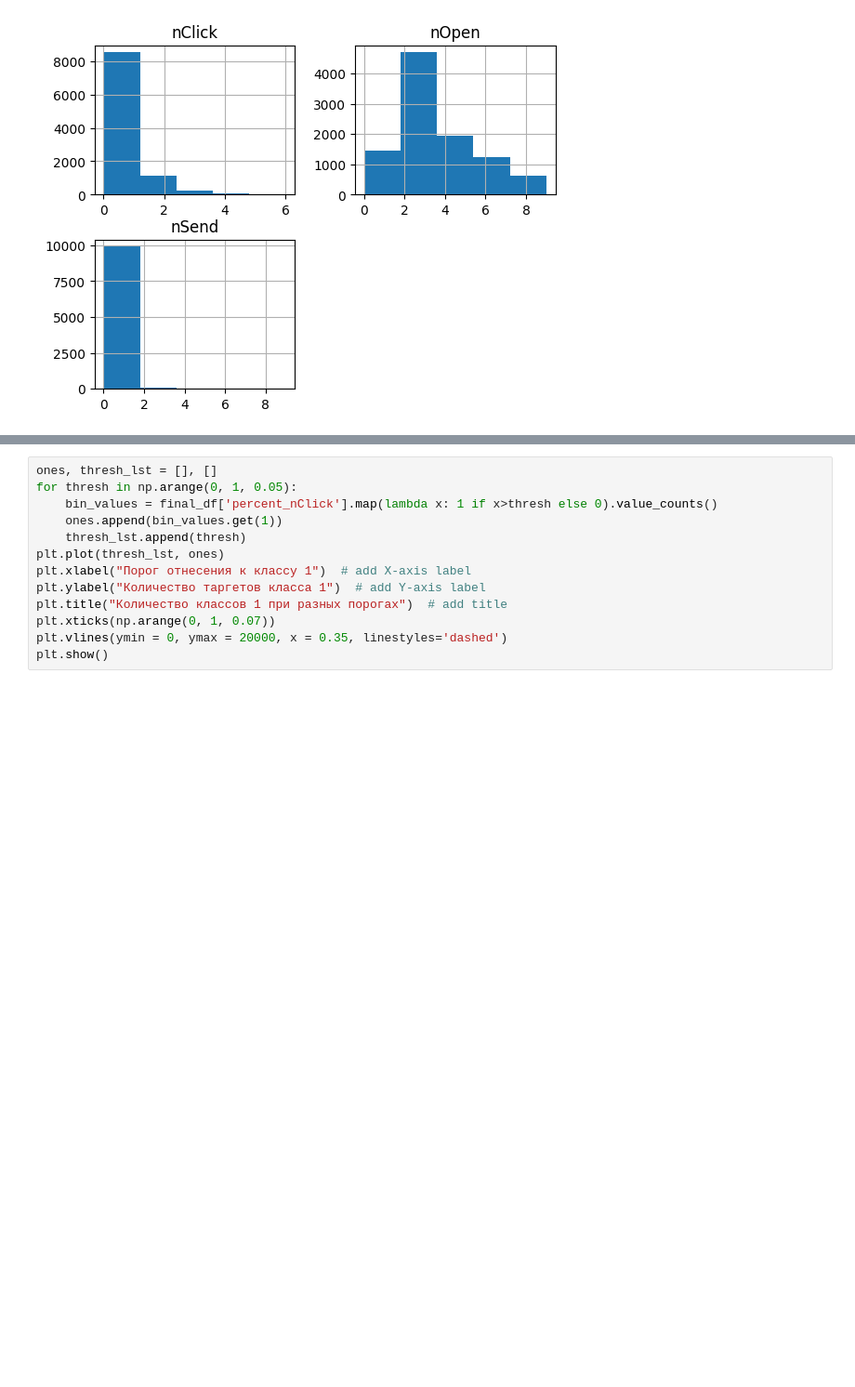
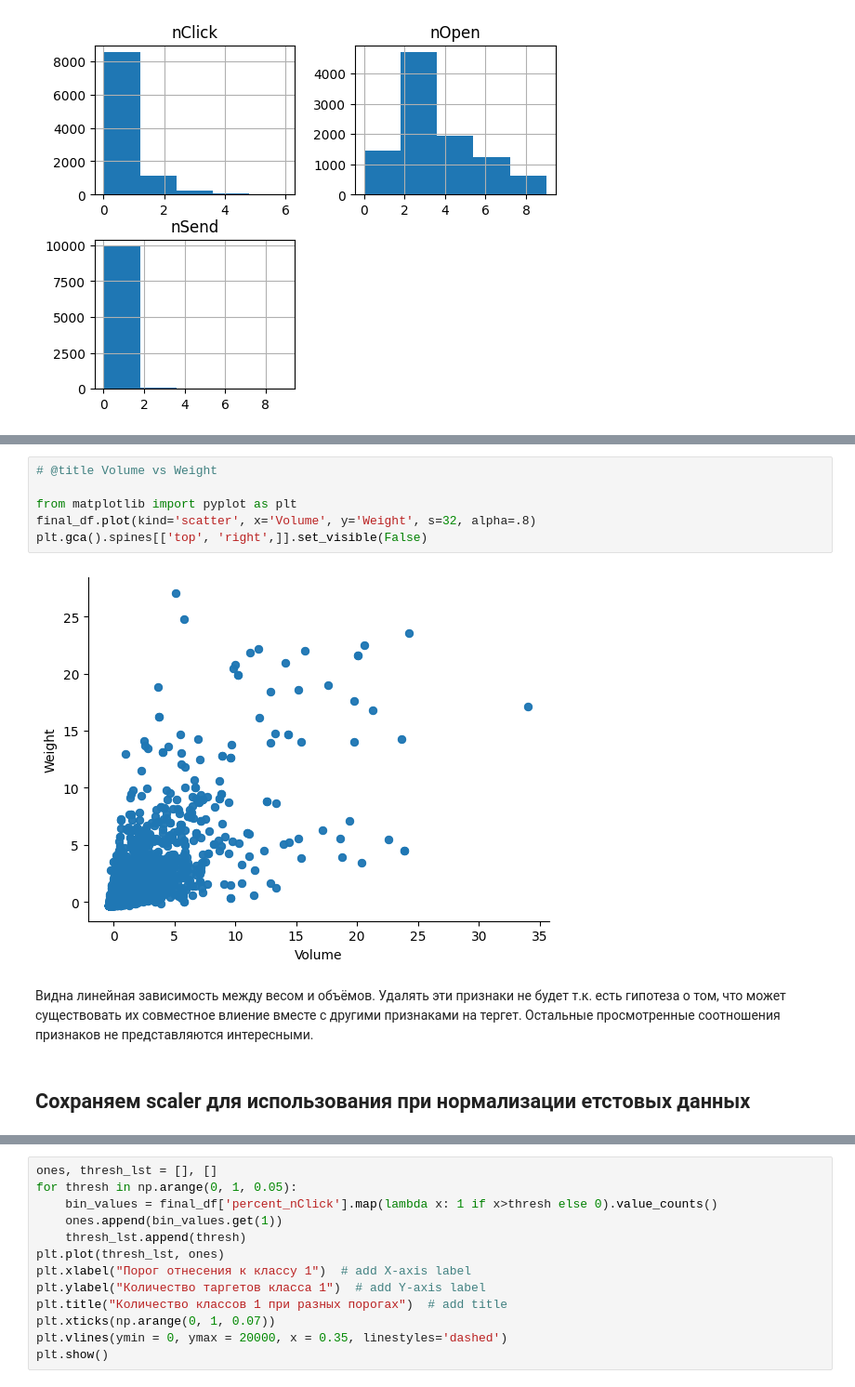
Before and after one commit to Bjorik23/mipt_datatons, a Jupyter notebook: target_customer_segment/feature_selection/select_feature.ipynb, the cells around one changed output, grey strips where cells are left out. Shown: that part at 93% size. Saved outputs shown, nothing was run; the diff lists cells and outputs as text; blank space fills up the shorter version.

```diff
--- a/target_customer_segment/feature_selection/select_feature.ipynb
+++ b/target_customer_segment/feature_selection/select_feature.ipynb
@@ -182,0 +147,12 @@ final_df.head(3)
+# %%
+# @title Volume vs Weight
+
+from matplotlib import pyplot as plt
+final_df.plot(kind='scatter', x='Volume', y='Weight', s=32, alpha=.8)
+plt.gca().spines[['top', 'right',]].set_visible(False)
+# %% [output]
+[figure, added]
+# %% [markdown]
+Видна линейная зависимость между весом и объёмов. Удалять эти признаки не будет т.к. есть гипотеза о том, что может существовать их совместное влиение вместе с другими признаками на тергет. Остальные просмотренные соотношения признаков не представляются интересными.
+# %% [markdown]
+## Сохраняем scaler для использования при нормализации етстовых данных
```
Also changed, not shown: parts of 79 cells of this notebook, 7 other files.
